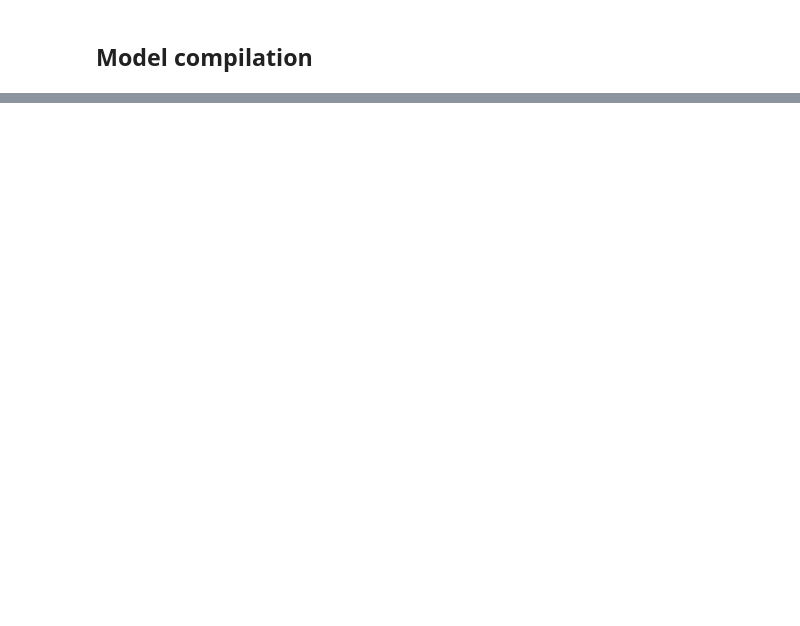
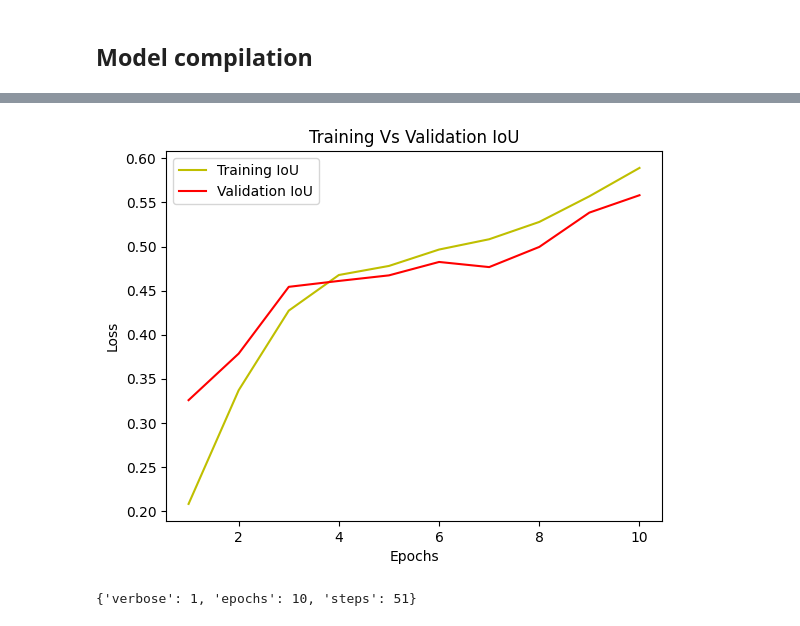
Before and after one commit to HibaIbrahimi/Satellite_imagery_segmentation, a Jupyter notebook: Satellite_imagery_segmentation.ipynb, the cells around one changed output, grey strips where cells are left out. Drawn from its saved outputs; the diff is of its cells as text; code cells hidden in the pictures; blank space fills up the shorter version.

```diff
--- a/Satellite_imagery_segmentation.ipynb
+++ b/Satellite_imagery_segmentation.ipynb
@@ -641,0 +959,18 @@ Model: "functional_1"
+# %%
+jaccard_coef = history_a.history['jaccard_coef']
+val_jaccard_coef = history_a.history['val_jaccard_coef']
+
+epochs = range(1, len(jaccard_coef) + 1)
+plt.plot(epochs, jaccard_coef, 'y', label="Training IoU")
+plt.plot(epochs, val_jaccard_coef, 'r', label="Validation IoU")
+plt.title("Training Vs Validation IoU")
+plt.xlabel("Epochs")
+plt.ylabel("Loss")
+plt.legend()
+plt.show()
+# %% [output]
+[figure, added]
+# %%
+model_history.params
+# %% [output]
+{'verbose': 1, 'epochs': 10, 'steps': 51}
```
Also changed, not shown: parts of 48 cells of this notebook.
